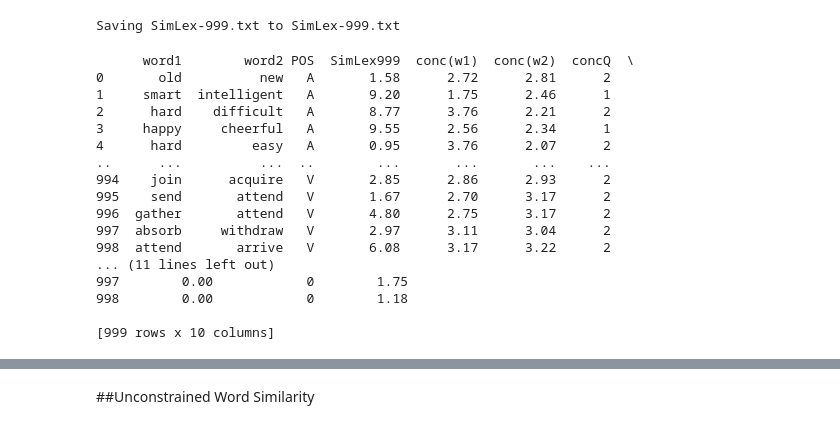
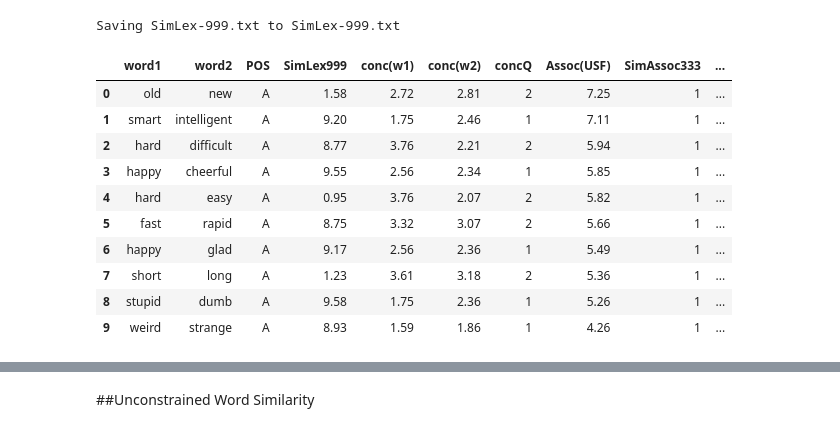
Before and after one commit to Salvik-Krishna/NLP_task, a Jupyter notebook: NLP.ipynb, the cells around one changed output, grey strips where cells are left out. Cells and saved outputs as stored; diff of their text form; code cells hidden in the pictures.

```diff
--- a/NLP.ipynb
+++ b/NLP.ipynb
@@ -54,22 +54,16 @@ uploaded_dataset_file_constrained_word_similarity = files.upload()
 Saving SimLex-999.txt to SimLex-999.txt
 # %%
 data_constrained_word = pd.read_csv(io.BytesIO(uploaded_dataset_file_constrained_word_similarity['SimLex-999.txt']), delimiter='\t')
-print(data_constrained_word)
+data_constrained_word.head(10)
 # %% [output]
-      word1        word2 POS  SimLex999  conc(w1)  conc(w2)  concQ  \
-0       old          new   A       1.58      2.72      2.81      2
-1     smart  intelligent   A       9.20      1.75      2.46      1
-2      hard    difficult   A       8.77      3.76      2.21      2
-3     happy     cheerful   A       9.55      2.56      2.34      1
-4      hard         easy   A       0.95      3.76      2.07      2
-..      ...          ...  ..        ...       ...       ...    ...
-994    join      acquire   V       2.85      2.86      2.93      2
-995    send       attend   V       1.67      2.70      3.17      2
-996  gather       attend   V       4.80      2.75      3.17      2
-997  absorb     withdraw   V       2.97      3.11      3.04      2
-998  attend       arrive   V       6.08      3.17      3.22      2
-... (11 lines left out)
-997        0.00            0        1.75
-998        0.00            0        1.18
-
-[999 rows x 10 columns]
+|  | word1 | word2 | POS | SimLex999 | conc(w1) | conc(w2) | concQ | Assoc(USF) | SimAssoc333 | ... |
+| 0 | old | new | A | 1.58 | 2.72 | 2.81 | 2 | 7.25 | 1 | ... |
+| 1 | smart | intelligent | A | 9.20 | 1.75 | 2.46 | 1 | 7.11 | 1 | ... |
+| 2 | hard | difficult | A | 8.77 | 3.76 | 2.21 | 2 | 5.94 | 1 | ... |
+| 3 | happy | cheerful | A | 9.55 | 2.56 | 2.34 | 1 | 5.85 | 1 | ... |
+| 4 | hard | easy | A | 0.95 | 3.76 | 2.07 | 2 | 5.82 | 1 | ... |
+| 5 | fast | rapid | A | 8.75 | 3.32 | 3.07 | 2 | 5.66 | 1 | ... |
+| 6 | happy | glad | A | 9.17 | 2.56 | 2.36 | 1 | 5.49 | 1 | ... |
+| 7 | short | long | A | 1.23 | 3.61 | 3.18 | 2 | 5.36 | 1 | ... |
+| 8 | stupid | dumb | A | 9.58 | 1.75 | 2.36 | 1 | 5.26 | 1 | ... |
+| 9 | weird | strange | A | 8.93 | 1.59 | 1.86 | 1 | 4.26 | 1 | ... |
```
Also changed, not shown: parts of 33 cells of this notebook.
